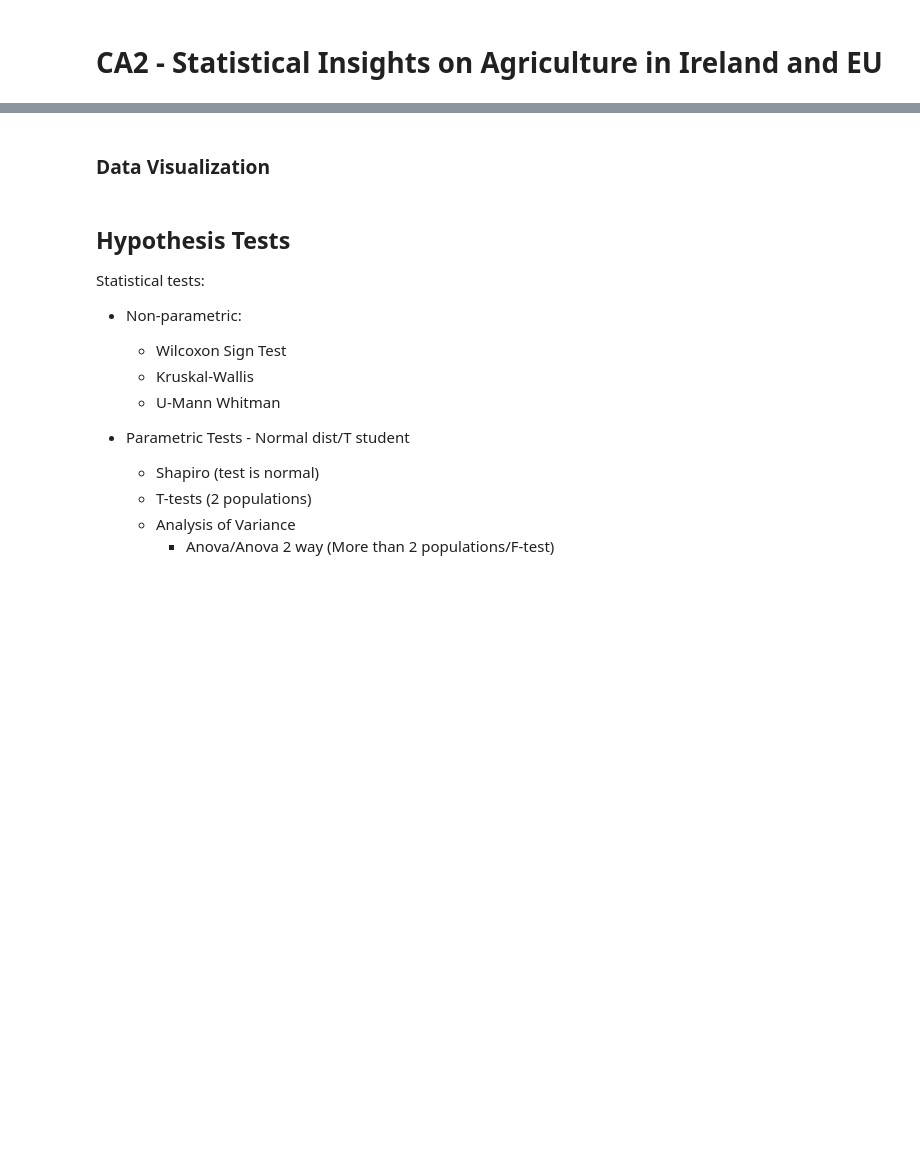
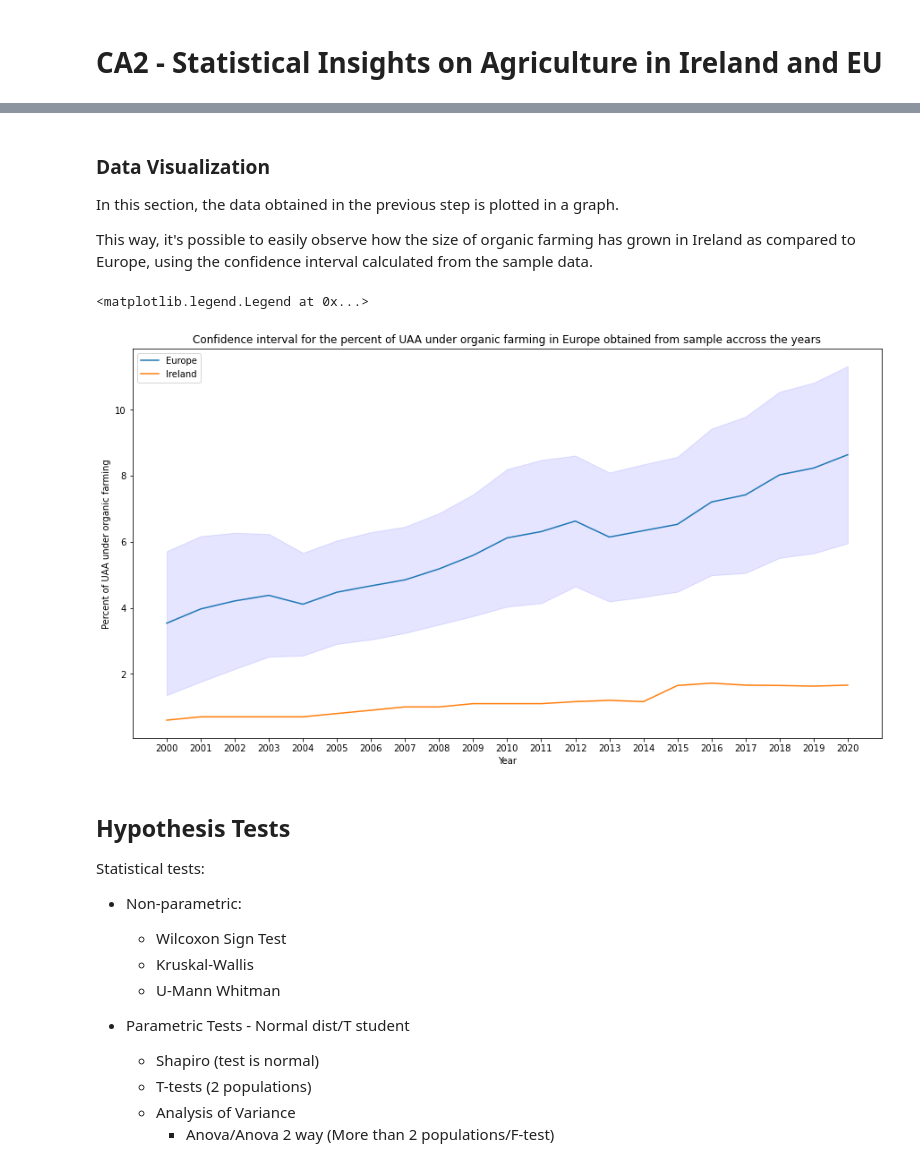
Before and after one commit to CCT-MastersDA/cct-ca2, a Jupyter notebook: jupyter/Statistics.ipynb, the cells around one changed output, grey strips where cells are left out. Cells and saved outputs as stored; diff of their text form; code cells hidden in the pictures; blank space fills up the shorter version.

Commit message:
Report + Organic Farming Jupyter

```diff
--- a/jupyter/Statistics.ipynb
+++ b/jupyter/Statistics.ipynb
@@ -158,33 +276,37 @@ stats_dict
 # %% [markdown]
 ### Data Visualization
+
+In this section, the data obtained in the previous step is plotted in a graph.
+
+This way, it's possible to easily observe how the size of organic farming has grown in Ireland as compared to Europe, using the confidence interval calculated from the sample data.
 # %%
-# plot grapth with the ranges and ireland only data to compare the growht
-from matplotlib import pyplot as plt
-
 # get x data
 x = np.array(list(stats_dict.keys()))
 
 # get y data
 y = getStatsArray(stats_dict, 'mean')
 
 # get ll data
 ll = getStatsArray(stats_dict, 'll')
 
 # get ul data
 ul = getStatsArray(stats_dict, 'ul')
 
 # get ireland's data only
 ire = dataset_ire.to_numpy().reshape(x.shape[0],)
 
 # plot graph with europe and irelands data
 fig, ax = plt.subplots(figsize=(15, 8))
 ax.plot(x, y, label='Europe')
-ax.set_title('Confidence interval for the percent of UAA under organic farming in Europe')
+ax.set_title('Confidence interval for the percent of UAA under organic farming in Europe obtained from sample accross the years')
 ax.set_xlabel('Year')
 ax.set_ylabel('Percent of UAA under organic farming')
 ax.fill_between(x, ll, ul, color='b', alpha=.1)
 ax.plot(x, ire, label='Ireland')
 plt.legend(loc=2)
+# %% [output]
+<matplotlib.legend.Legend at 0x...>
+[figure, added]
 # %% [markdown]
 ## Hypothesis Tests
 
```
Also changed, not shown: parts of 11 cells of this notebook, 1 other file.
